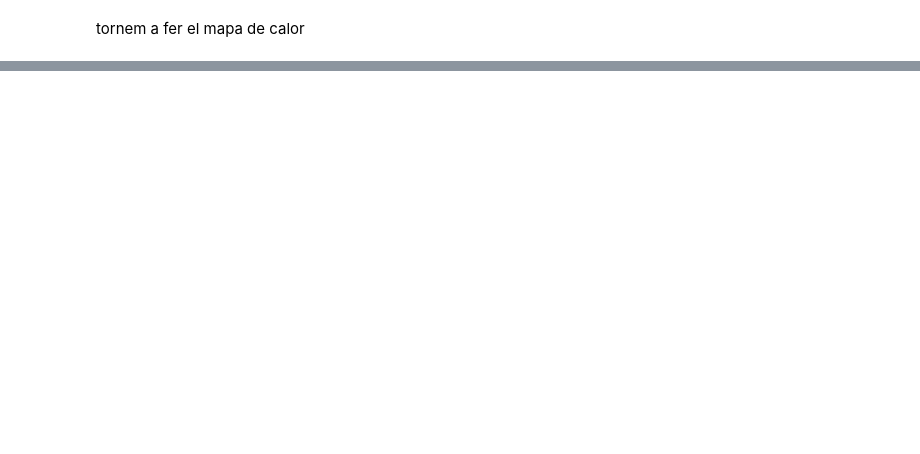
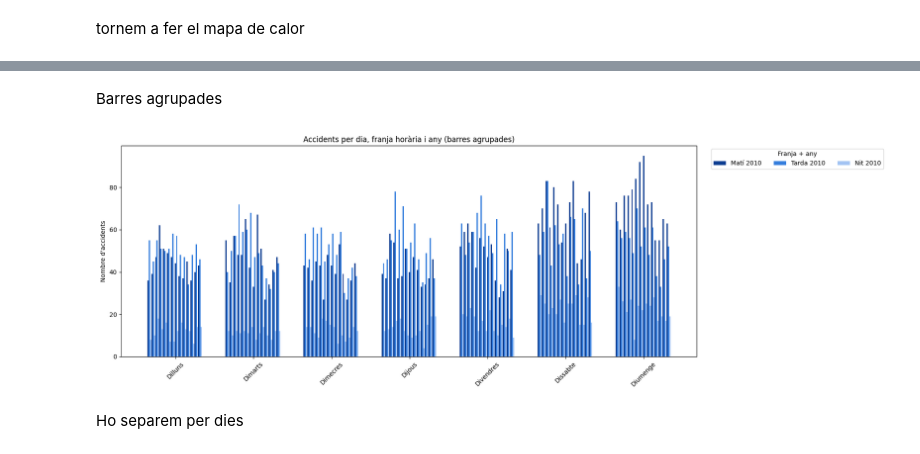
Before and after one commit to SeergiCureero/Proyecto-Analitica-Descriptiva, a Jupyter notebook: main.ipynb, the cells around one changed output, grey strips where cells are left out. Drawn from its saved outputs; the diff is of its cells as text; code cells hidden in the pictures; blank space fills up the shorter version.

```diff
--- a/main.ipynb
+++ b/main.ipynb
@@ -498,0 +693,56 @@ ValueError: Grouper for 'tipDia' not 1-dimensional
+# %% [markdown]
+Barres agrupades
+# %%
+anys = [2010 + i for i in range(len(AccidentsPerAny))]
+
+
+# Col·lectar les dades: dict[(any, franja)][dia] = accidents
+dades = {(any_, franja): [] for any_ in anys for franja in ordre_hores}
+
+for i, df in enumerate(AccidentsPerAny):
+    any_ = 2010 + i
+    if 'dia_setmana' not in df.columns:
+        df['dat'] = pd.to_datetime(df['dat'], format='%d/%m/%Y', errors='coerce')
+        df['dia_setmana'] = df['dat'].dt.weekday.map(dies_catala)
+
+    taula = df.groupby(['dia_setmana', 'grupHor']).size().unstack(fill_value=0)
+    taula = taula.reindex(index=ordre_dies, columns=ordre_hores, fill_value=0)
+
+    for franja in ordre_hores:
+        dades[(any_, franja)].extend(taula[franja].values)
+
+# Dibuixar
+fig, ax = plt.subplots(figsize=(18, 6))
+
+n_anys = len(anys)
+n_franjes = len(ordre_hores)
+total_grups = n_anys
+total_dies = len(ordre_dies)
+width = 0.7 / n_anys  # amplada per any
+x = np.arange(total_dies)
+
+# Colors per franja
+colors_franjes = {
+    "Matí": "#0b3d91",
+    "Tarda": "#357edd",
+    "Nit": "#a3c4f3"
+}
+
+for i, any_ in enumerate(anys):
+    for j, franja in enumerate(ordre_hores):
+        y = dades[(any_, franja)]
+        posicions = x + (i - n_anys/2) * width + j * (width / n_franjes)
+        ax.bar(posicions, y, width=width / n_franjes, color=colors_franjes[franja],
+                label=f"{franja} {any_}" if i == 0 else None)
+
+ax.set_xticks(x)
+ax.set_xticklabels(ordre_dies, rotation=45)
+ax.set_ylabel("Nombre d'accidents")
+ax.set_title("Accidents per dia, franja horària i any (barres agrupades)")
+ax.legend(ncol=3, title="Franja + any", bbox_to_anchor=(1.02, 1), loc='upper left')
+plt.tight_layout()
+plt.show()
+# %% [output]
+[figure, added]
+# %% [markdown]
+Ho separem per dies
```
Also changed, not shown: parts of 17 cells of this notebook, 1 other file.
